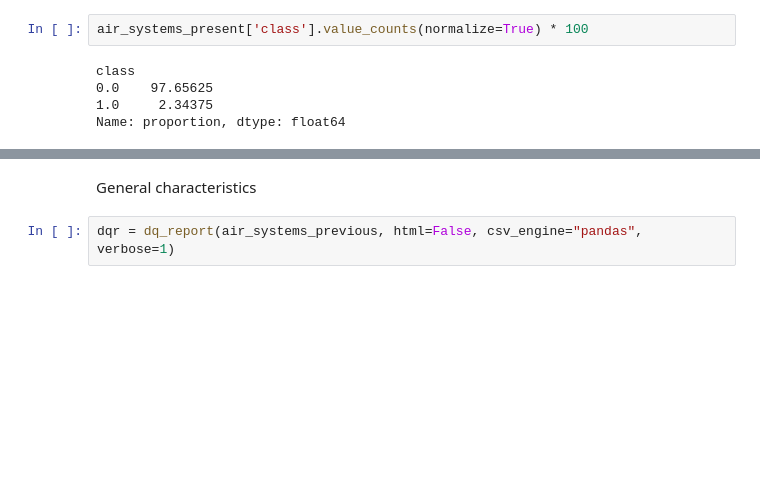
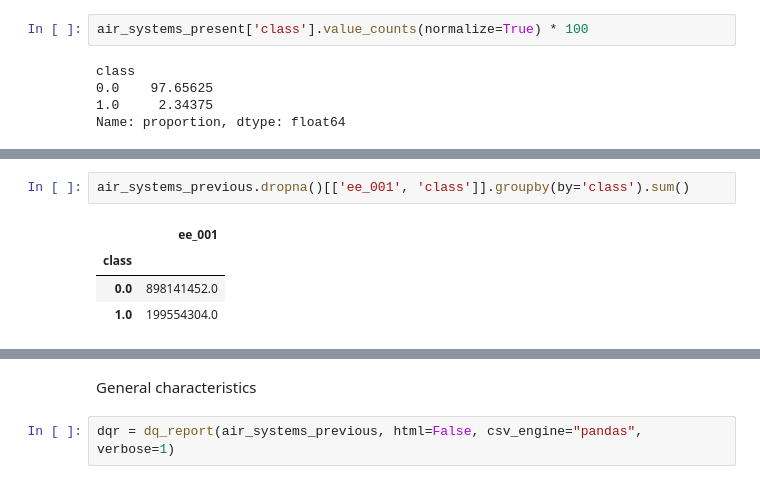
Before and after one commit to MatheusVazManzke/bix-intelligence-challenge, a Jupyter notebook: notebooks/exploration/0.0-mvm-data-exploration.ipynb, the cells around one changed output, grey strips where cells are left out. Saved outputs shown, nothing was run; the diff lists cells and outputs as text; blank space fills up the shorter version.

```diff
--- a/notebooks/exploration/0.0-mvm-data-exploration.ipynb
+++ b/notebooks/exploration/0.0-mvm-data-exploration.ipynb
@@ -145,0 +134,7 @@ Name: class, Length: 60000, dtype: object
+# %%
+air_systems_previous.dropna()[['ee_001', 'class']].groupby(by='class').sum()
+# %% [output]
+|  | ee_001 |
+| class |  |
+| 0.0 | 898141452.0 |
+| 1.0 | 199554304.0 |
```
Also changed, not shown: parts of 13 cells of this notebook.
